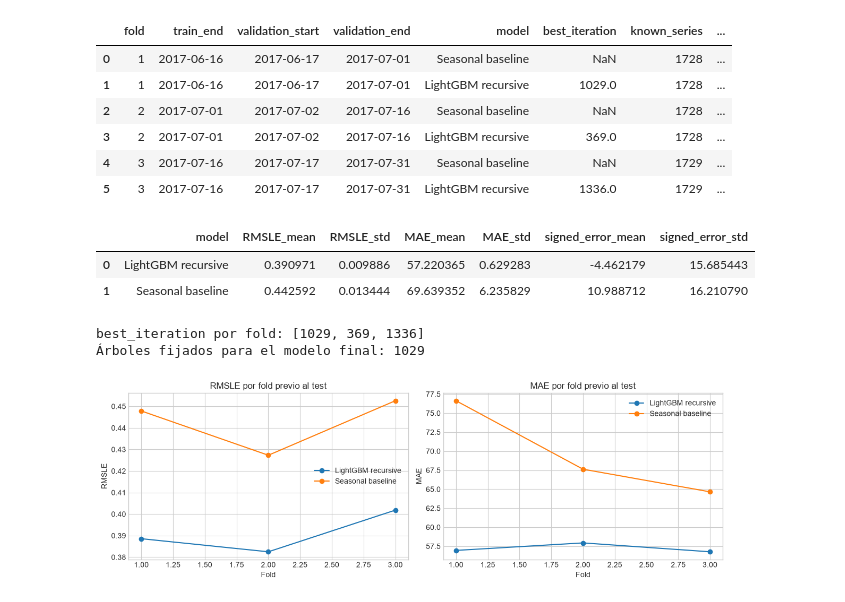
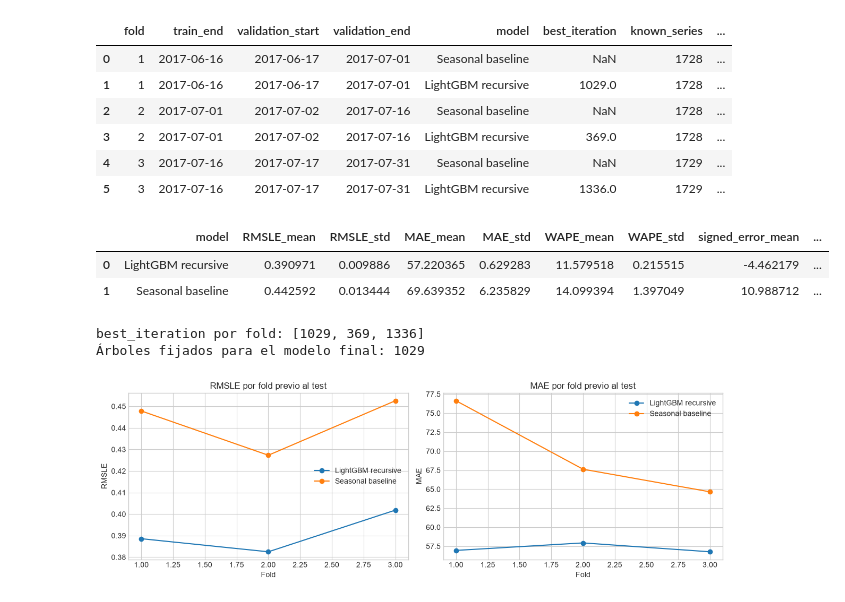
Before and after one commit to moiseslobayza/bekantor-demand-intelligence, a Jupyter notebook: notebooks/05_modeling.ipynb, the cells around one changed output. Cells and saved outputs as stored; diff of their text form; code cells hidden in the pictures.

```diff
--- a/notebooks/05_modeling.ipynb
+++ b/notebooks/05_modeling.ipynb
@@ -227,10 +241,13 @@ for row in backtest_windows.itertuples(index=False):
         last_fold_result = fold_result
     else:
         del fold_result
-        gc.collect()
+        _ = gc.collect()
 
 backtest_results = pd.concat(backtest_summaries, ignore_index=True)
-display(backtest_results.round(6))
+backtest_display = backtest_results.copy()
+numeric_columns = backtest_display.select_dtypes(include="number").columns
+backtest_display[numeric_columns] = backtest_display[numeric_columns].round(6)
+display(backtest_display)
 # %% [output]
 Fold 1: train hasta 2017-06-16 | validación 2017-06-17–2017-07-01
 Fold 2: train hasta 2017-07-01 | validación 2017-07-02–2017-07-16
@@ -245,29 +262,32 @@ Fold 3: train hasta 2017-07-16 | validación 2017-07-17–2017-07-31
 # %%
 backtest_aggregate = (
     backtest_results.groupby("model", as_index=False)
     .agg(
         RMSLE_mean=("RMSLE", "mean"),
         RMSLE_std=("RMSLE", "std"),
         MAE_mean=("MAE", "mean"),
         MAE_std=("MAE", "std"),
+        WAPE_mean=("WAPE_pct", "mean"),
+        WAPE_std=("WAPE_pct", "std"),
         signed_error_mean=("MSE_signed", "mean"),
         signed_error_std=("MSE_signed", "std"),
+        bias_pct_mean=("Bias_pct", "mean"),
     )
 )
 
 selected_iterations = backtest_results.loc[
     backtest_results["model"].eq("LightGBM recursive"),
     "best_iteration",
 ].astype(int)
 FINAL_N_ESTIMATORS = int(np.median(selected_iterations))
 
 display(backtest_aggregate.round(6))
 print("best_iteration por fold:", selected_iterations.tolist())
 print("Árboles fijados para el modelo final:", FINAL_N_ESTIMATORS)
 # %% [output]
-|  | model | RMSLE_mean | RMSLE_std | MAE_mean | MAE_std | signed_error_mean | signed_error_std |
-| 0 | LightGBM recursive | 0.390971 | 0.009886 | 57.220365 | 0.629283 | -4.462179 | 15.685443 |
-| 1 | Seasonal baseline | 0.442592 | 0.013444 | 69.639352 | 6.235829 | 10.988712 | 16.210790 |
+|  | model | RMSLE_mean | RMSLE_std | MAE_mean | MAE_std | WAPE_mean | WAPE_std | signed_error_mean | ... |
+| 0 | LightGBM recursive | 0.390971 | 0.009886 | 57.220365 | 0.629283 | 11.579518 | 0.215515 | -4.462179 | ... |
+| 1 | Seasonal baseline | 0.442592 | 0.013444 | 69.639352 | 6.235829 | 14.099394 | 1.397049 | 10.988712 | ... |
 best_iteration por fold: [1029, 369, 1336]
 Árboles fijados para el modelo final: 1029
 # %%
```
Also changed, not shown: parts of 22 cells of this notebook, 9 other files.
